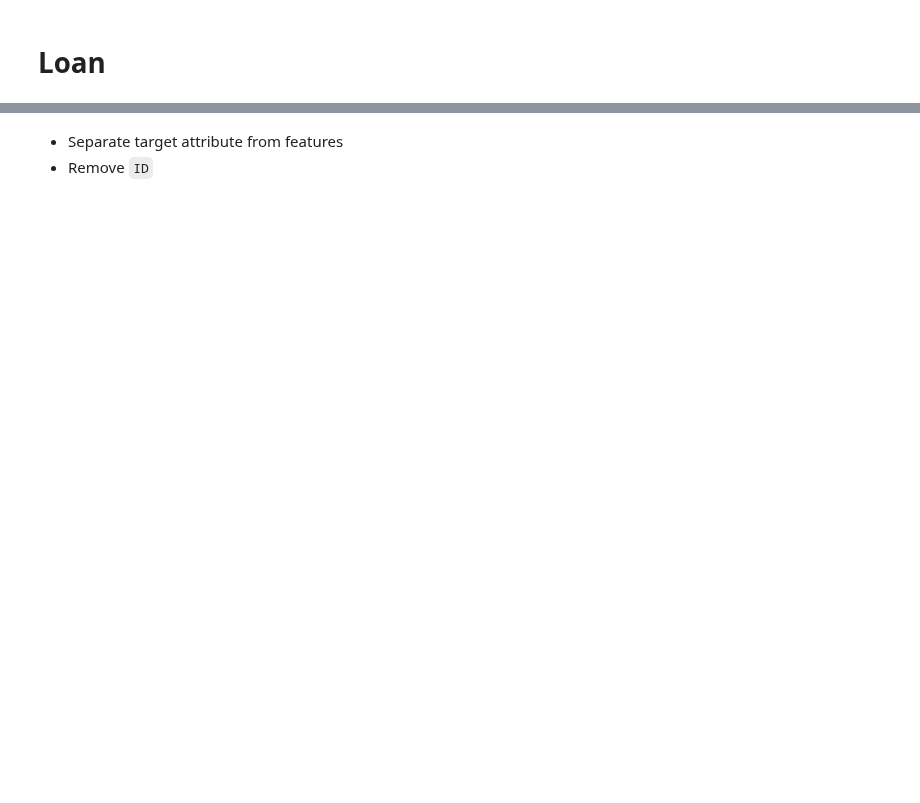
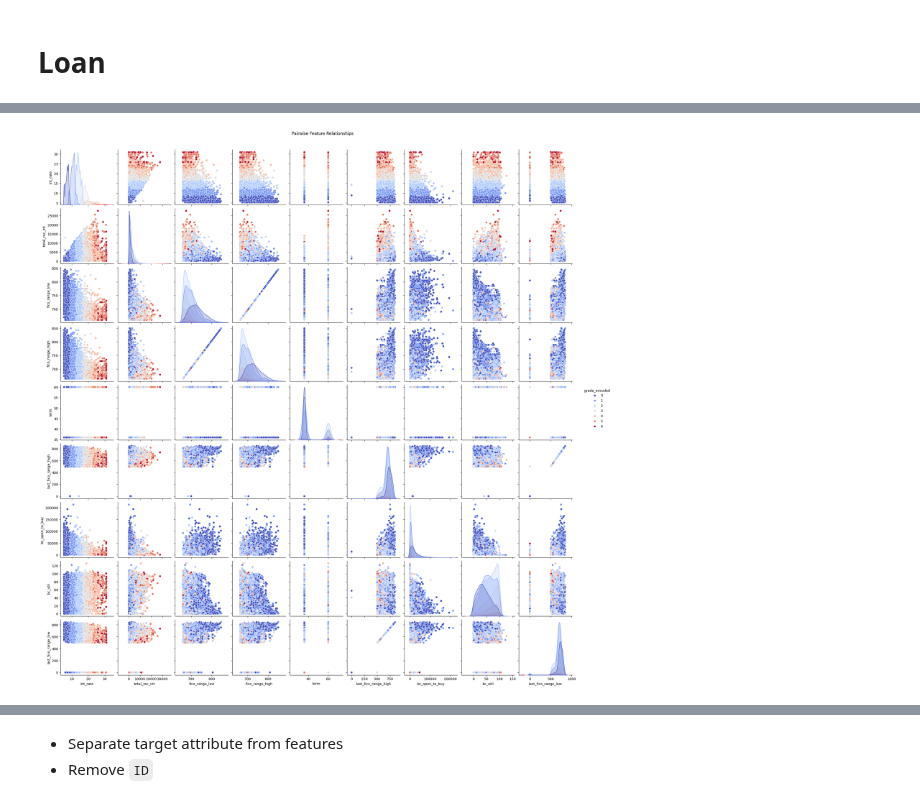
Before and after one commit to AlbertZweistein-2/184.702_MachineLearning, a Jupyter notebook: Ex1/source/Group73_OlsacherPoneschWinkler_Loan.ipynb, the cells around one changed output, grey strips where cells are left out. Drawn from its saved outputs; the diff is of its cells as text; code cells hidden in the pictures; blank space fills up the shorter version.

```diff
--- a/Ex1/source/Group73_OlsacherPoneschWinkler_Loan.ipynb
+++ b/Ex1/source/Group73_OlsacherPoneschWinkler_Loan.ipynb
@@ -136,0 +358,8 @@ grade                     object     0               n.a.       n.a.       {'F',
+# %%
+top_10_correlated_features = correlation_matrix['grade_encoded'].abs().sort_values(ascending=False).head(10).index.tolist()
+# %%
+sns.pairplot(temp_df[top_10_correlated_features], hue='grade_encoded', palette='coolwarm', diag_kind='kde')
+plt.suptitle('Pairwise Feature Relationships', y=1.02)
+plt.show()
+# %% [output]
+[figure, added]
```
Also changed, not shown: parts of 71 cells of this notebook, 11 other files.
